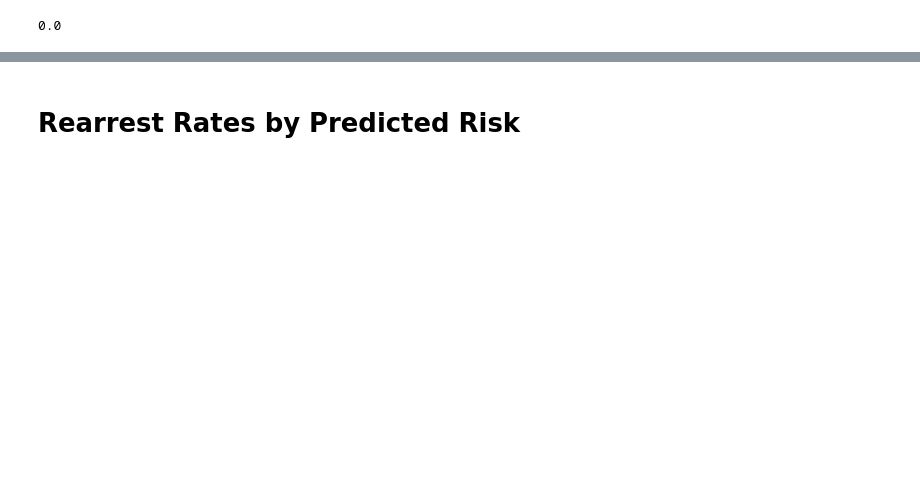
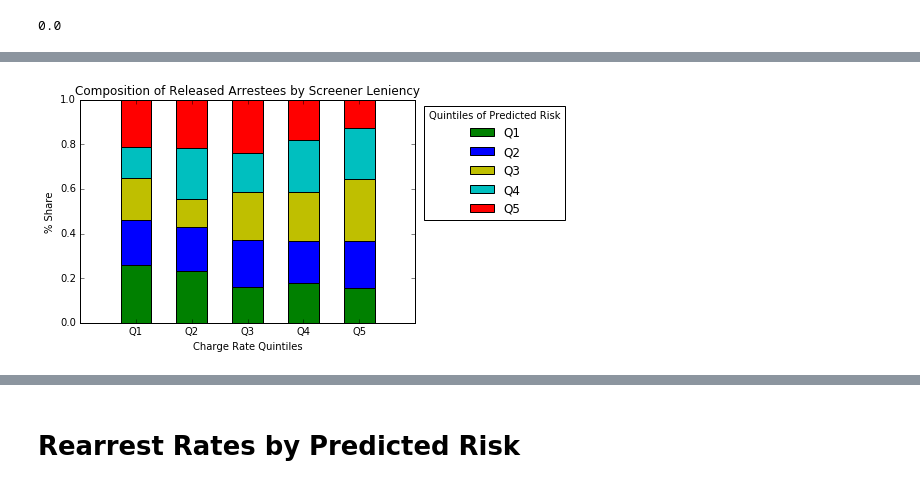
Before and after one commit to da1933/NODA, a Jupyter notebook: Risk.ipynb, the cells around one changed output, grey strips where cells are left out. Cells and saved outputs as stored; diff of their text form; code cells hidden in the pictures; blank space fills up the shorter version.

```diff
--- a/Risk.ipynb
+++ b/Risk.ipynb
@@ -165,0 +195,30 @@ plt.plot(rearrest_rates_rand)
+# %%
+by_chrg_rate = val_risk_merged.groupby(['q_chrg_rate','q_risk'])['UNIQUE_ID'].count()
+by_chrg_rate = by_chrg_rate.reset_index()
+by_chrg_rate['tot_by_chrg_rate'] = by_chrg_rate.groupby('q_chrg_rate')['UNIQUE_ID'].transform('sum')
+by_chrg_rate['q_risk_share'] = by_chrg_rate['UNIQUE_ID']/by_chrg_rate['tot_by_chrg_rate']
+by_chrg_rate = by_chrg_rate.rename(columns={'UNIQUE_ID': 'count'})
+# %%
+plot_data = by_chrg_rate.pivot(index='q_chrg_rate', columns='q_risk', \
+                               values='q_risk_share').reset_index().drop('q_chrg_rate',1)
+# %%
+
+ind = np.arange(5)    # the x locations for the groups
+width = 0.55       # the width of the bars: can also be len(x) sequence
+
+p1 = plt.bar(ind, plot_data[0.0], width, align='center', color='g')
+p2 = plt.bar(ind, plot_data[1.0], width, align='center', bottom=plot_data[0.0], color='b')
+p3 = plt.bar(ind, plot_data[2.0], width, align='center', bottom=plot_data[1.0] +plot_data[0.0], color='y')
+p4 = plt.bar(ind, plot_data[3.0], width, align='center', bottom=plot_data[2.0] + plot_data[1.0] +plot_data[0.0], color='c')
+p5 = plt.bar(ind, plot_data[4.0], width, align='center', bottom=plot_data[3.0] + plot_data[2.0] + plot_data[1.0] +plot_data[0.0], color='r')
+
+plt.ylabel('% Share')
+plt.title('Composition of Released Arrestees by Screener Leniency')
+plt.xticks(ind, ('Q1', 'Q2','Q3','Q4','Q5'))
+plt.xlabel('Charge Rate Quintiles')
+plt.legend((p1[0], p2[0],p3[0],p4[0],p5[0]), ('Q1', 'Q2','Q3','Q4','Q5'),title='Quintiles of Predicted Risk',\
+           bbox_to_anchor=(1.01, 1), loc=2, ncol=1)
+
+plt.show()
+# %% [output]
+[figure, added]
```
Also changed, not shown: parts of 16 cells of this notebook.
